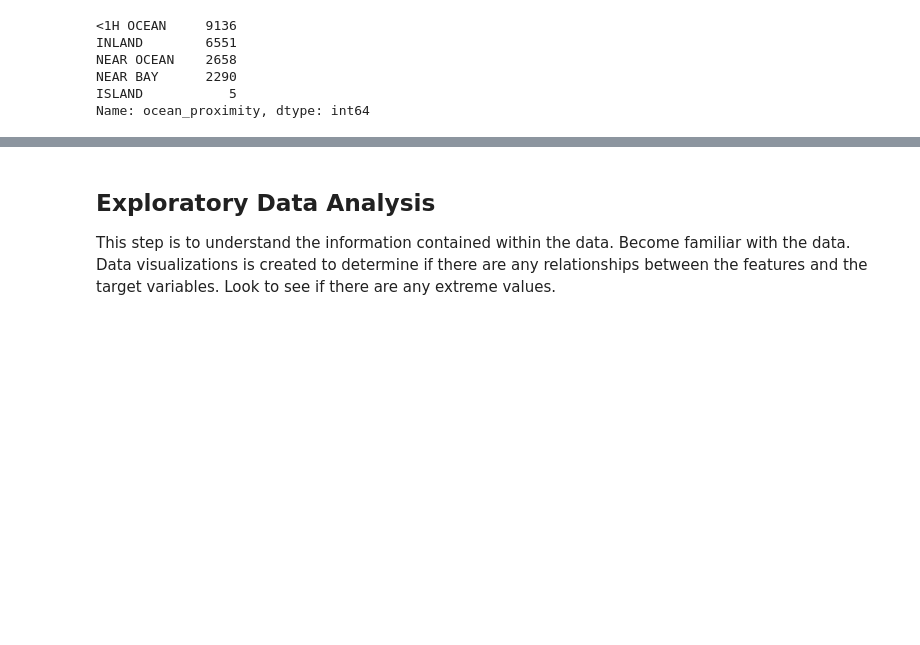
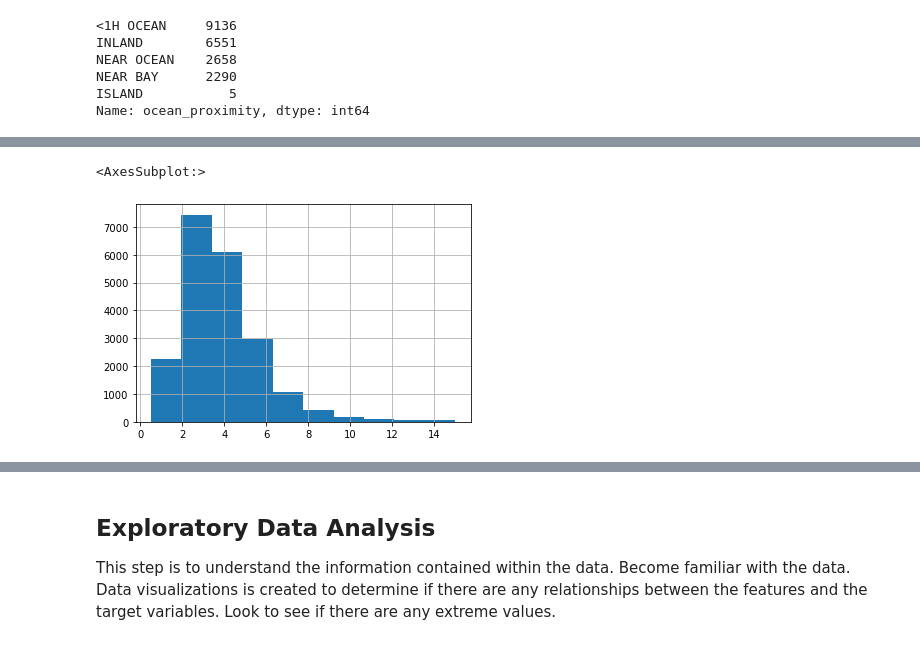
Before and after one commit to ghcn345/California-Housing-Prices-Prediction, a Jupyter notebook: Housing Prices Prediction.ipynb, the cells around one changed output, grey strips where cells are left out. Saved outputs shown, nothing was run; the diff lists cells and outputs as text; code cells hidden in the pictures; blank space fills up the shorter version.

```diff
--- a/Housing Prices Prediction.ipynb
+++ b/Housing Prices Prediction.ipynb
@@ -89,0 +104,5 @@ Saving figure attribute_histogram_plots
+# %%
+housing["median_income"].hist()
+# %% [output]
+<AxesSubplot:>
+[figure, added]
```
Also changed, not shown: parts of 12 cells of this notebook.
